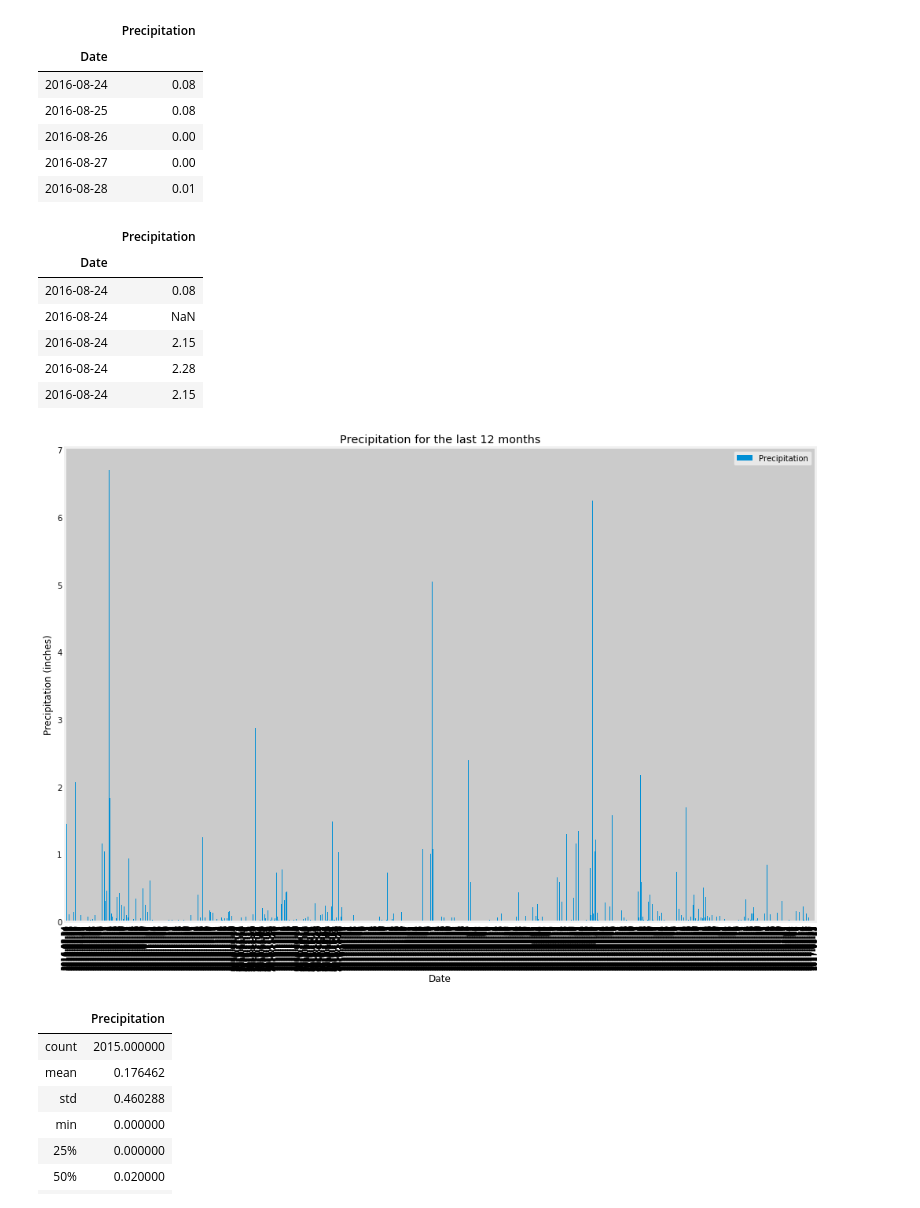
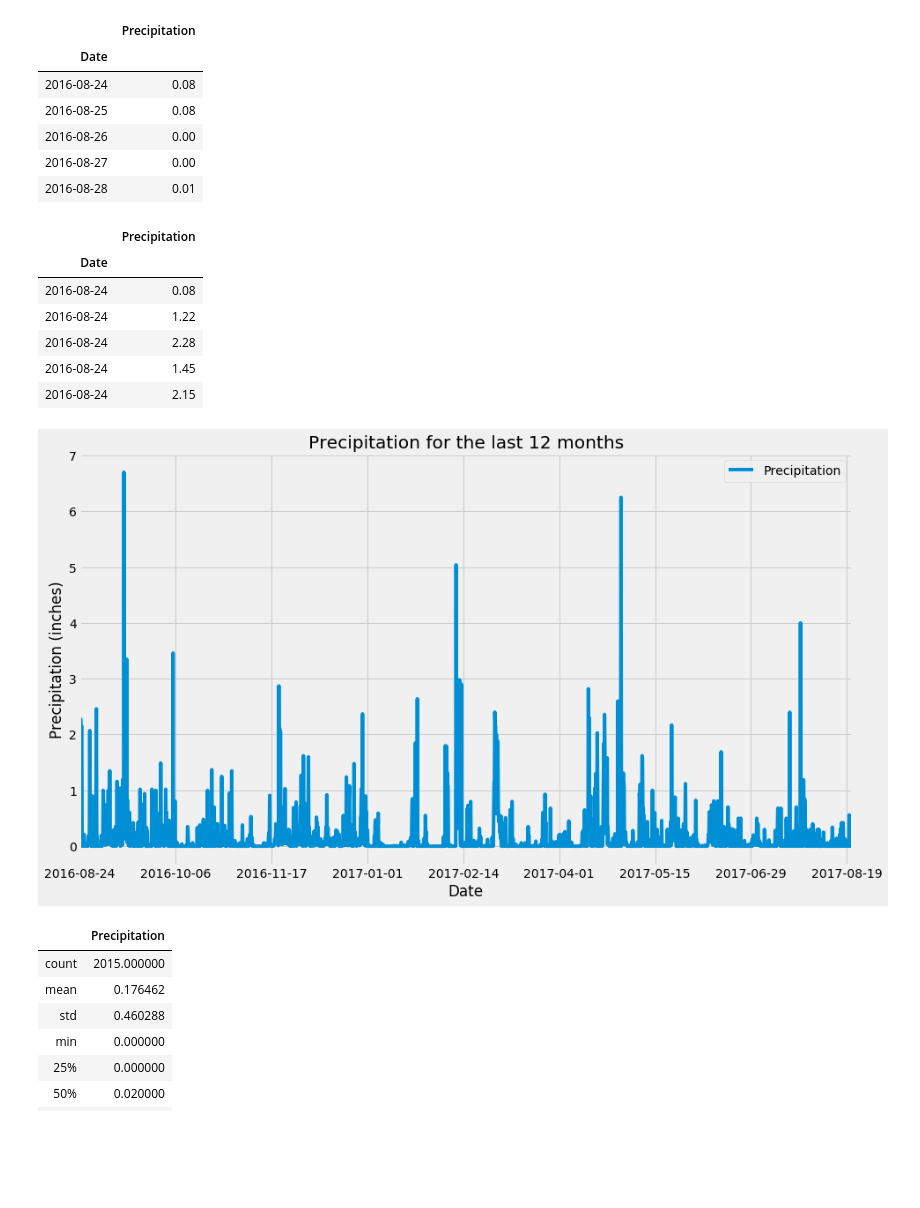
Before and after one commit to vbhakta27/Hawaii_Vacation, a Jupyter notebook: climate_starter.ipynb, the cells around one changed output. Drawn from its saved outputs; the diff is of its cells as text; code cells hidden in the pictures; blank space fills up the shorter version.

Commit message:
cleaned up code and fixed plots

```diff
--- a/climate_starter.ipynb
+++ b/climate_starter.ipynb
@@ -56,11 +56,10 @@ filter_date
 datetime.datetime(2016, 8, 23, 0, 0)
 # %%
 # Perform a query to retrieve the data and precipitation scores
-rain_data = session.query(Measurement.date, Measurement.prcp).filter(Measurement.date >= filter_date).statement
+rain_data = session.query(Measurement.date, Measurement.prcp).filter(Measurement.date >= filter_date).all()
 
 # Save the query results as a Pandas DataFrame and set the index to the date column
-rain_data_df = pd.read_sql_query(rain_data, session.bind)
-rain_data_df = rain_data_df.rename(columns={"date":"Date", "prcp": "Precipitation"})
+rain_data_df = pd.DataFrame(rain_data, columns=['Date', 'Precipitation'])
 rain_data_df = rain_data_df.set_index(['Date'])
 rain_data_df.head()
 # %% [output]
@@ -72,14 +71,15 @@ rain_data_df.head()
 | 2016-08-27 | 0.00 |
 | 2016-08-28 | 0.01 |
 # %%
-# Sort the dataframe by date
+# Drop null values and sort the dataframe by date
+rain_data_df = rain_data_df.dropna(how='any')
 rain_data_df = rain_data_df.sort_values(['Date'])
 rain_data_df.head()
 # %% [output]
 |  | Precipitation |
 | Date |  |
 | 2016-08-24 | 0.08 |
-| 2016-08-24 | NaN |
+| 2016-08-24 | 1.22 |
+| 2016-08-24 | 2.28 |
+| 2016-08-24 | 1.45 |
 | 2016-08-24 | 2.15 |
-| 2016-08-24 | 2.28 |
-| 2016-08-24 | 2.15 |
@@ -90,20 +86,12 @@ xlabels = pd.date_range(start = filter_date, end = formatted_last_date, periods
 # %%
 # Use Pandas Plotting with Matplotlib to plot the data
-rain_data_df.plot(kind='bar', title = 'Precipitation for the last 12 months', figsize=(14,10))
+rain_data_df.plot.line(y='Precipitation', title = 'Precipitation for the last 12 months', figsize=(14,8))
 plt.xlabel('Date')
 plt.ylabel('Precipitation (inches)')
-# plt.locator_params(axis='x')
-ax = plt.gca()
-xmin = filter_date # np.min(X)
-xmax = formatted_last_date # np.max(X)
-ax.set_xlim([xmin, xmax])
-ax.set_xticks(xlabels)
-ax.set_xticklabels(xlabels,rotation=90)
-ax.grid(True)
-plt.tight_layout()
 plt.savefig('Output/Hawaii_Precipitation.png')
+plt.show()
 # %% [output]
-[figure, old version]
+[figure, new version]
 # %%
 # Use Pandas to calcualte the summary statistics for the precipitation data
 rain_data_df.describe()
```
Also changed, not shown: parts of 2 cells of this notebook, 5 other files.
